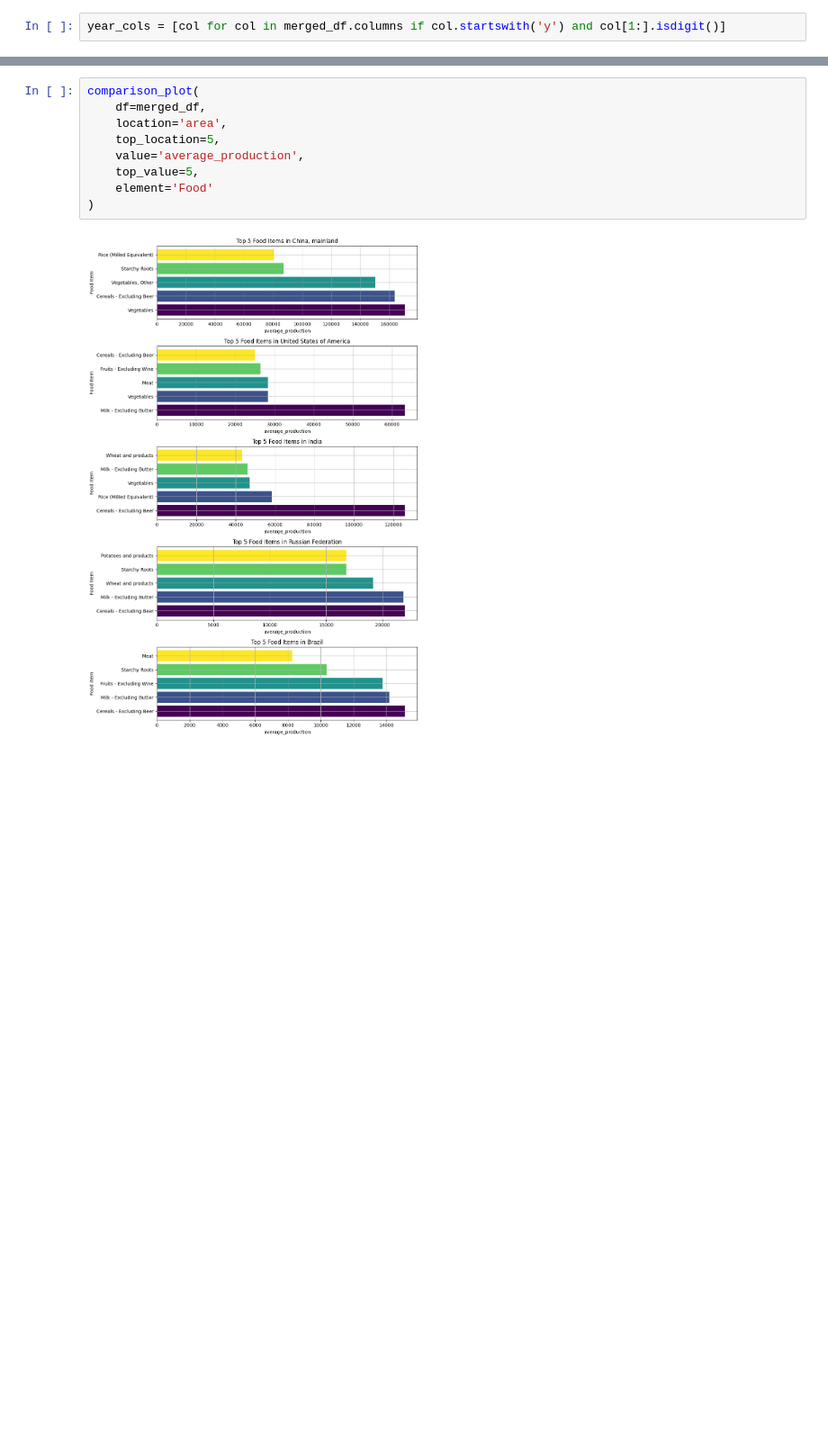
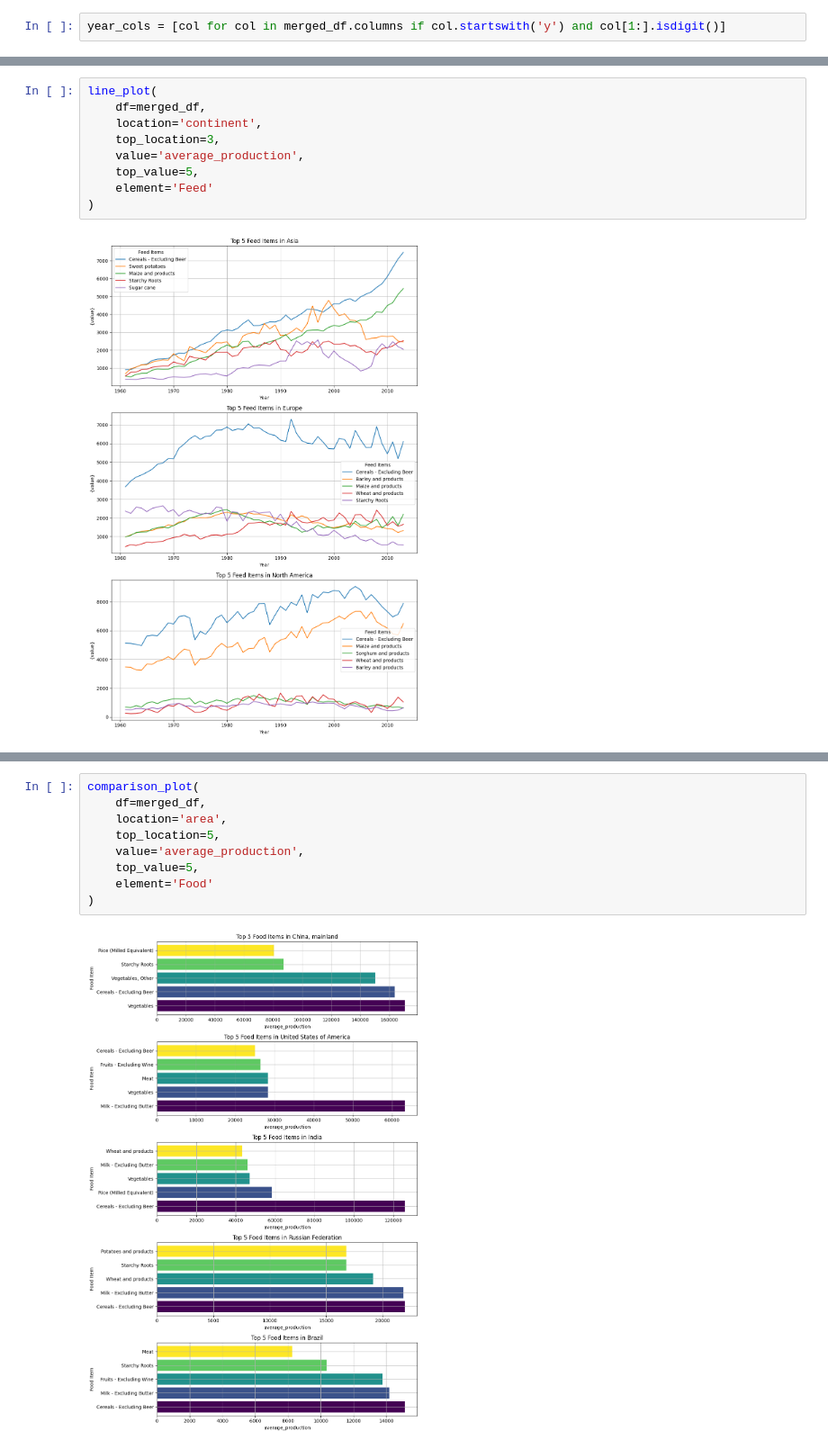
Before and after one commit to JoshuaEntrata/DataViz_Assessment1, a Jupyter notebook: improved_plotting.ipynb, the cells around one changed output, grey strips where cells are left out. Shown at 90% size. Cells and saved outputs as stored; diff of their text form; blank space fills up the shorter version.

```diff
--- a/improved_plotting.ipynb
+++ b/improved_plotting.ipynb
@@ -88,3 +78,14 @@ line_plot(
+# %%
+line_plot(
+    df=merged_df,
+    location='continent',
+    top_location=3,
+    value='average_production',
+    top_value=5,
+    element='Feed'
+)
+# %% [output]
+[figure, added]
 # %%
 def comparison_plot(df, location, top_location, value, top_value, element):
     # Get the top locations by average value
```
Also changed, not shown: parts of 8 cells of this notebook.
